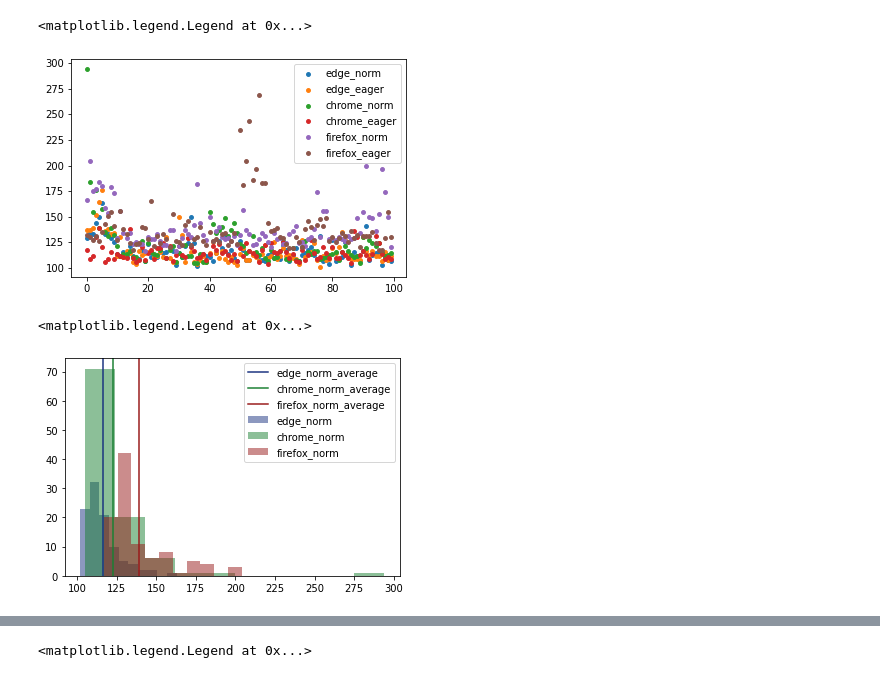
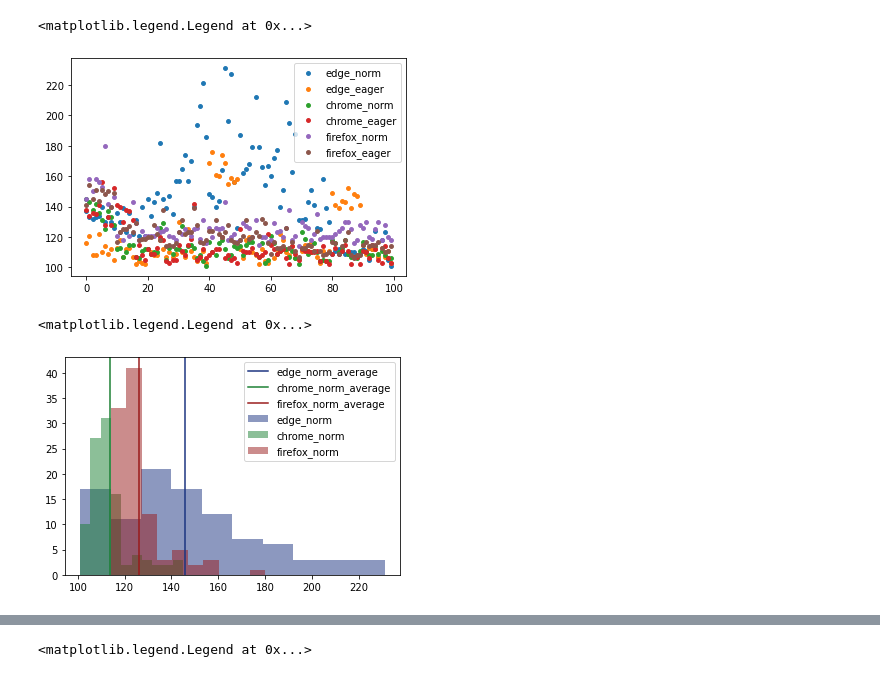
Before and after one commit to woodyhoko/tfjs_wasm, a Jupyter notebook: test.ipynb, the cells around one changed output, grey strips where cells are left out. Drawn from its saved outputs; the diff is of its cells as text; code cells hidden in the pictures.

```diff
--- a/test.ipynb
+++ b/test.ipynb
@@ -17,6 +17,8 @@ def edge_test(n=10, backend="wasm", task="vision", arguments={"page_load_strateg
     for other_options in others:
         option.add_argument(other_options)
     driver = webdriver.Edge(options = option)
+    driver.set_page_load_timeout(3000000)
+    driver.set_script_timeout(3000000)
     driver.get(url)
     data = driver.execute_script(f'return start("{backend}", {n}, "{task}")')
     driver.quit()
@@ -27,6 +29,8 @@ def chrome_test(n=10, backend="wasm", task="vision", arguments={"page_load_strat
     for other_options in others:
         option.add_argument(other_options)
     driver = webdriver.Chrome(options = option)
+    driver.set_page_load_timeout(3000000)
+    driver.set_script_timeout(3000000)
     driver.get(url)
     data = driver.execute_script(f'return start("{backend}", {n}, "{task}")')
     driver.quit()
@@ -37,6 +41,8 @@ def firefox_test(n=10, backend="wasm", task="vision", arguments={"page_load_stra
     for other_options in others:
         option.add_argument(other_options)
     driver = webdriver.Firefox(options = option)
+    driver.set_page_load_timeout(3000000)
+    driver.set_script_timeout(3000000)
     driver.get(url)
     data = driver.execute_script(f'return start("{backend}", {n}, "{task}")')
     driver.quit()
@@ -65,0 +84,12 @@ for mode in option_table["page_load_strategy"]:
+# %%
+firefox_data_vision = {}
+for backend in ["wasm", "cpu"]:
+    for mode in option_table["page_load_strategy"]:
+        for i in tqdm(range(10), f"firefox test with {mode} mode"):
+            try:
+                result = firefox_test(backend = backend, arguments={"page_load_strategy":mode}, others=["-headless"])
+            except:
+                break
+            if backend+"_"+mode not in firefox_data_vision:
+                firefox_data_vision[backend+"_"+mode] = []
+            firefox_data_vision[backend+"_"+mode] += result
@@ -87,28 +142,28 @@ for mode in option_table["page_load_strategy"]:
 # %%
-plt.scatter(range(len(edge_data["normal"])), edge_data["normal"], s=15, label="edge_norm")
-plt.scatter(range(len(edge_data["eager"])), edge_data["eager"], s=15, label="edge_eager")
-plt.scatter(range(len(chrome_data["normal"])), chrome_data["normal"], s=15, label="chrome_norm")
-plt.scatter(range(len(chrome_data["eager"])), chrome_data["eager"], s=15, label="chrome_eager")
-plt.scatter(range(len(firefox_data["normal"])), firefox_data["normal"], s=15, label="firefox_norm")
-plt.scatter(range(len(firefox_data["eager"])), firefox_data["eager"], s=15, label="firefox_eager")
+plt.scatter(range(len(edge_data_vision["wasm_normal"])), edge_data_vision["wasm_normal"], s=15, label="edge_norm")
+plt.scatter(range(len(edge_data_vision["wasm_eager"])), edge_data_vision["wasm_eager"], s=15, label="edge_eager")
+plt.scatter(range(len(chrome_data_vision["wasm_normal"])), chrome_data_vision["wasm_normal"], s=15, label="chrome_norm")
+plt.scatter(range(len(chrome_data_vision["wasm_eager"])), chrome_data_vision["wasm_eager"], s=15, label="chrome_eager")
+plt.scatter(range(len(firefox_data_vision["wasm_normal"])), firefox_data_vision["wasm_normal"], s=15, label="firefox_norm")
+plt.scatter(range(len(firefox_data_vision["wasm_eager"])), firefox_data_vision["wasm_eager"], s=15, label="firefox_eager")
 plt.legend()
 # %% [output]
 <matplotlib.legend.Legend at 0x...>
-[figure, old version]
+[figure, new version]
 # %%
-plt.hist(edge_data["normal"], alpha=.5, bins=10, color=(0.1, 0.2, 0.5), label="edge_norm")
-# plt.hist(edge_data["eager"], alpha=.5, bins=10, color=(0.1, 0.2, 0.5), label="edge_eager")
-plt.hist(chrome_data["normal"], alpha=.5, bins=10, color=(0.1, 0.5, 0.2), label="chrome_norm")
-# plt.hist(chrome_data["eager"], alpha=.5, bins=10, color=(0.1, 0.5, 0.2), label="chrome_eager")
-plt.hist(firefox_data["normal"], alpha=.5, bins=10, color=(0.6, 0.1, 0.1), label="firefox_norm")
-# plt.hist(firefox_data["eager"], alpha=.5, bins=10, color=(0.5, 0.2, 0.1), label="firefox_eager")
-plt.axvline(sum(edge_data["normal"])/len(edge_data["normal"]), c=(0.1, 0.2, 0.5), label="edge_norm_average")
-# plt.axvline(sum(edge_data["eager"])/len(edge_data["eager"]), c=(0.1, 0.2, 0.5), label="edge_eager_average")
-plt.axvline(sum(chrome_data["normal"])/len(chrome_data["normal"]), c=(0.1, 0.5, 0.2), label="chrome_norm_average")
-# plt.axvline(sum(chrome_data["eager"])/len(chrome_data["eager"]), c="orange", label="chrome_eager_average")
-plt.axvline(sum(firefox_data["normal"])/len(firefox_data["normal"]), c=(0.6, 0.1, 0.1), label="firefox_norm_average")
-# plt.axvline(sum(firefox_data["eager"])/len(firefox_data["eager"]), c="g", label="firefox_eager_average")
+plt.hist(edge_data_vision["wasm_normal"], alpha=.5, bins=10, color=(0.1, 0.2, 0.5), label="edge_norm")
+# plt.hist(edge_data_vision["eager"], alpha=.5, bins=10, color=(0.1, 0.2, 0.5), label="edge_eager")
+plt.hist(chrome_data_vision["wasm_normal"], alpha=.5, bins=10, color=(0.1, 0.5, 0.2), label="chrome_norm")
+# plt.hist(chrome_data_vision["eager"], alpha=.5, bins=10, color=(0.1, 0.5, 0.2), label="chrome_eager")
+plt.hist(firefox_data_vision["wasm_normal"], alpha=.5, bins=10, color=(0.6, 0.1, 0.1), label="firefox_norm")
+# plt.hist(firefox_data_vision["eager"], alpha=.5, bins=10, color=(0.5, 0.2, 0.1), label="firefox_eager")
+plt.axvline(sum(edge_data_vision["wasm_normal"])/len(edge_data_vision["wasm_normal"]), c=(0.1, 0.2, 0.5), label="edge_norm_average")
+# plt.axvline(sum(edge_data_vision["eager"])/len(edge_data_vision["eager"]), c=(0.1, 0.2, 0.5), label="edge_eager_average")
+plt.axvline(sum(chrome_data_vision["wasm_normal"])/len(chrome_data_vision["wasm_normal"]), c=(0.1, 0.5, 0.2), label="chrome_norm_average")
+# plt.axvline(sum(chrome_data_vision["eager"])/len(chrome_data_vision["eager"]), c="orange", label="chrome_eager_average")
+plt.axvline(sum(firefox_data_vision["wasm_normal"])/len(firefox_data_vision["wasm_normal"]), c=(0.6, 0.1, 0.1), label="firefox_norm_average")
+# plt.axvline(sum(firefox_data_vision["eager"])/len(firefox_data_vision["eager"]), c="g", label="firefox_eager_average")
 plt.legend()
 # %% [output]
 <matplotlib.legend.Legend at 0x...>
-[figure, old version]
+[figure, new version]
```
Also changed, not shown: parts of 36 cells of this notebook, 4 other files.
